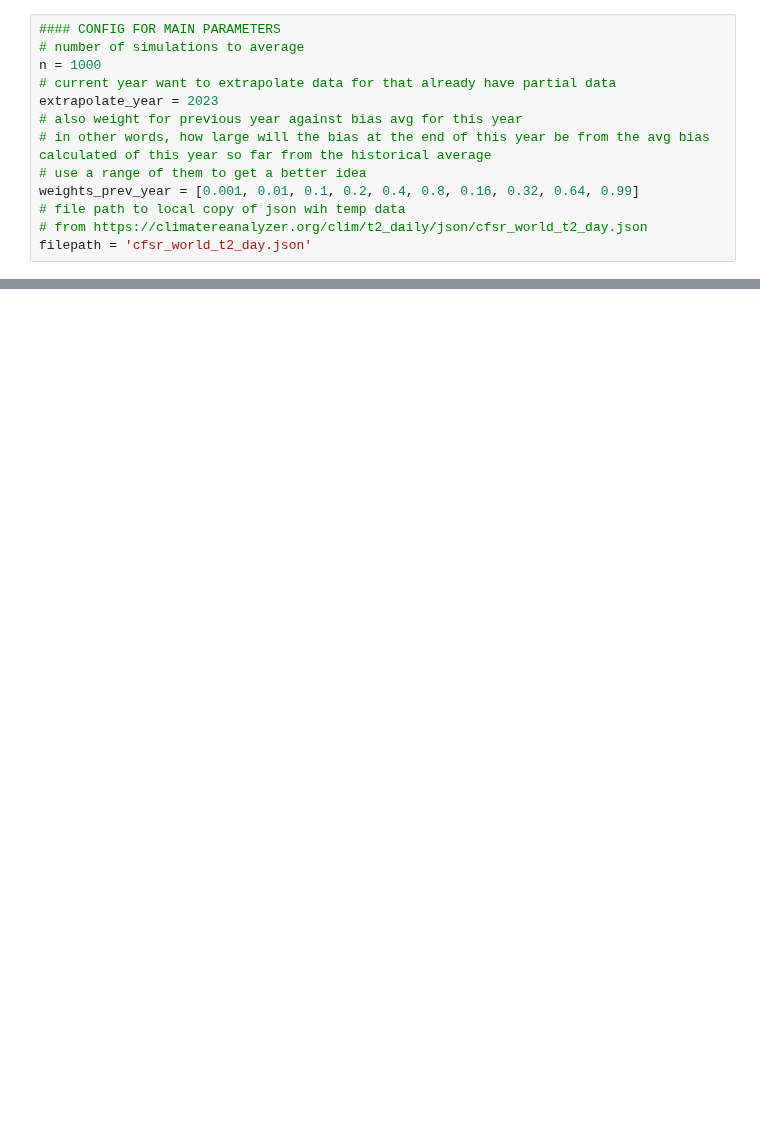
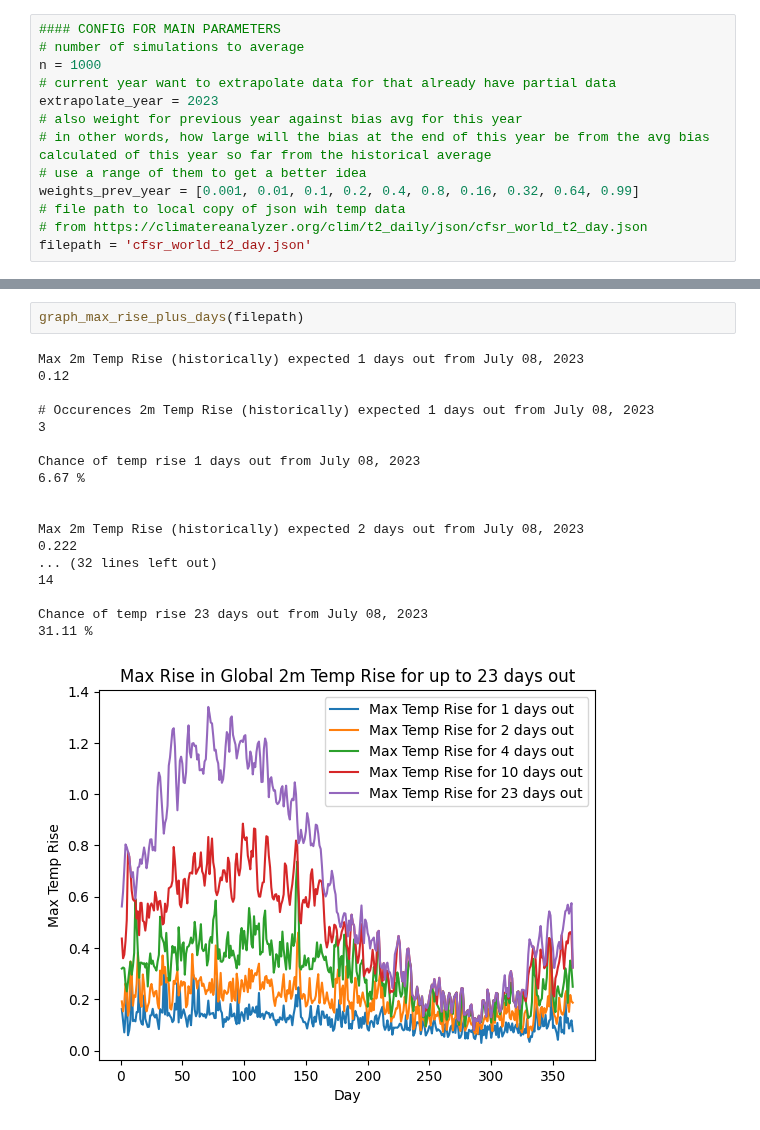
Before and after one commit to JRPdata/hot-july, a Jupyter notebook: global_mean_temp_projections.ipynb, the cells around one changed output, grey strips where cells are left out. Drawn from its saved outputs; the diff is of its cells as text; blank space fills up the shorter version.

```diff
--- a/global_mean_temp_projections.ipynb
+++ b/global_mean_temp_projections.ipynb
@@ -234 +346,22 @@ August 03, 2023: 17.243
 [figure]
+# %%
+graph_max_rise_plus_days(filepath)
+# %% [output]
+Max 2m Temp Rise (historically) expected 1 days out from July 08, 2023
+0.12
+
+# Occurences 2m Temp Rise (historically) expected 1 days out from July 08, 2023
+3
+
+Chance of temp rise 1 days out from July 08, 2023
+6.67 %
+
+
+Max 2m Temp Rise (historically) expected 2 days out from July 08, 2023
+0.222
+... (32 lines left out)
+14
+
+Chance of temp rise 23 days out from July 08, 2023
+31.11 %
+[figure, added]
```
Also changed, not shown: parts of 5 cells of this notebook, 1 other file.
